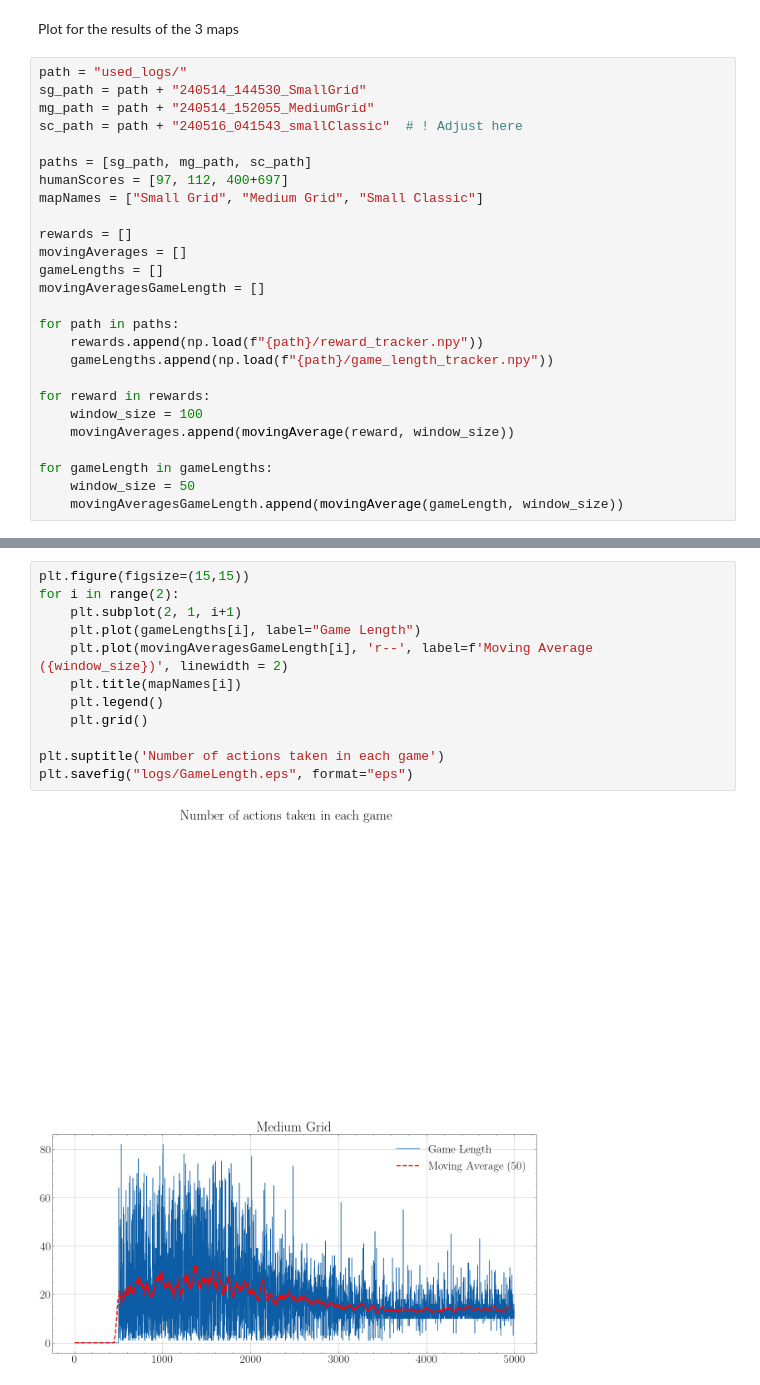
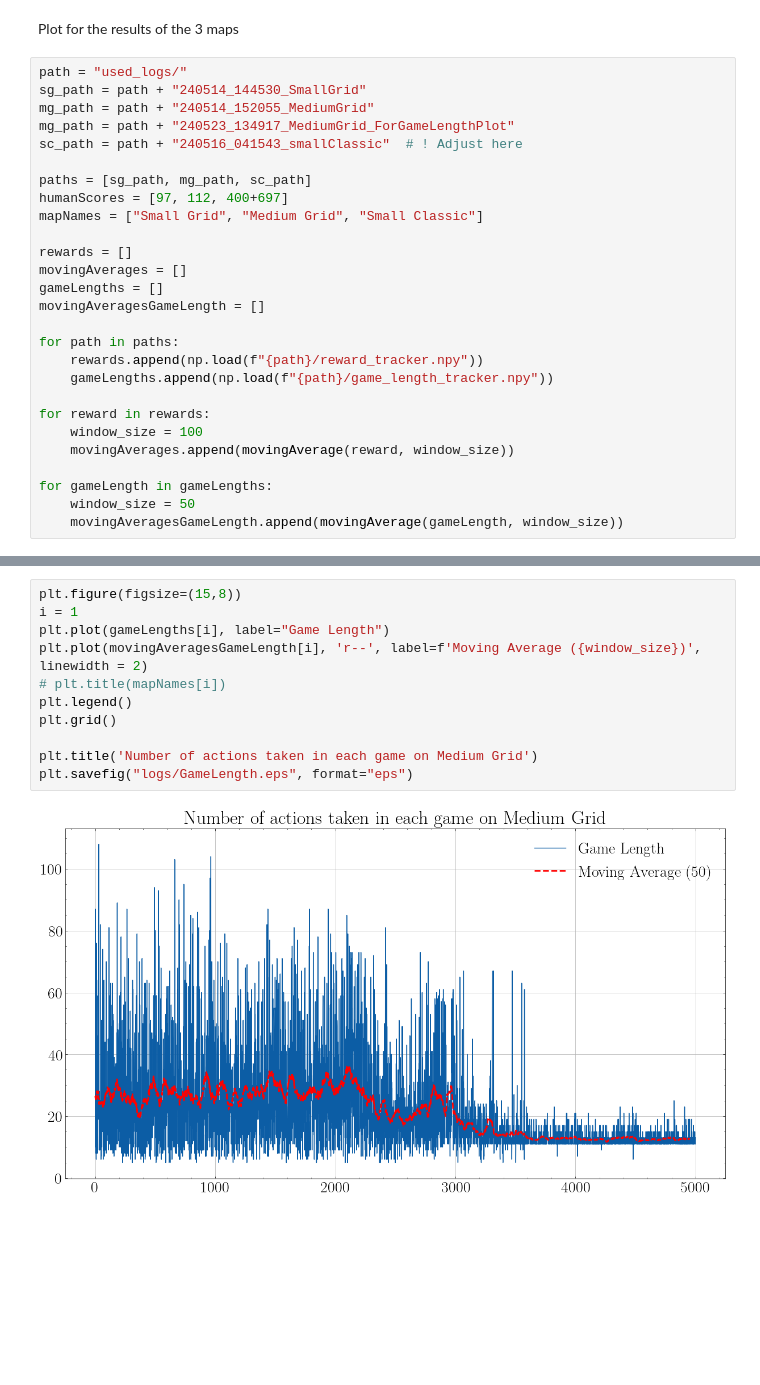
Before and after one commit to LinusKullmyr/Pacman, a Jupyter notebook: Visualize_Logging.ipynb, the cells around one changed output, grey strips where cells are left out. Cells and saved outputs as stored; diff of their text form; blank space fills up the shorter version.

```diff
--- a/Visualize_Logging.ipynb
+++ b/Visualize_Logging.ipynb
@@ -223,6 +223,7 @@ Plot for the results of the 3 maps
 path = "used_logs/"
 sg_path = path + "240514_144530_SmallGrid"
 mg_path = path + "240514_152055_MediumGrid"
+mg_path = path + "240523_134917_MediumGrid_ForGameLengthPlot"
 sc_path = path + "240516_041543_smallClassic"  # ! Adjust here
 
 paths = [sg_path, mg_path, sc_path]
@@ -280,14 +281,13 @@ The PostScript backend does not support transparency; partially transparent arti
 # %%
-plt.figure(figsize=(15,15))
-for i in range(2):
-    plt.subplot(2, 1, i+1)
-    plt.plot(gameLengths[i], label="Game Length")
-    plt.plot(movingAveragesGameLength[i], 'r--', label=f'Moving Average ({window_size})', linewidth = 2)
-    plt.title(mapNames[i])
-    plt.legend()
-    plt.grid()
+plt.figure(figsize=(15,8))
+i = 1
+plt.plot(gameLengths[i], label="Game Length")
+plt.plot(movingAveragesGameLength[i], 'r--', label=f'Moving Average ({window_size})', linewidth = 2)
+# plt.title(mapNames[i])
+plt.legend()
+plt.grid()
 
-plt.suptitle('Number of actions taken in each game')
+plt.title('Number of actions taken in each game on Medium Grid')
 plt.savefig("logs/GameLength.eps", format="eps")
 # %% [output]
-[figure, old version]
+[figure, new version]
```
Also changed, not shown: parts of 1 cell of this notebook, 10 other files.
